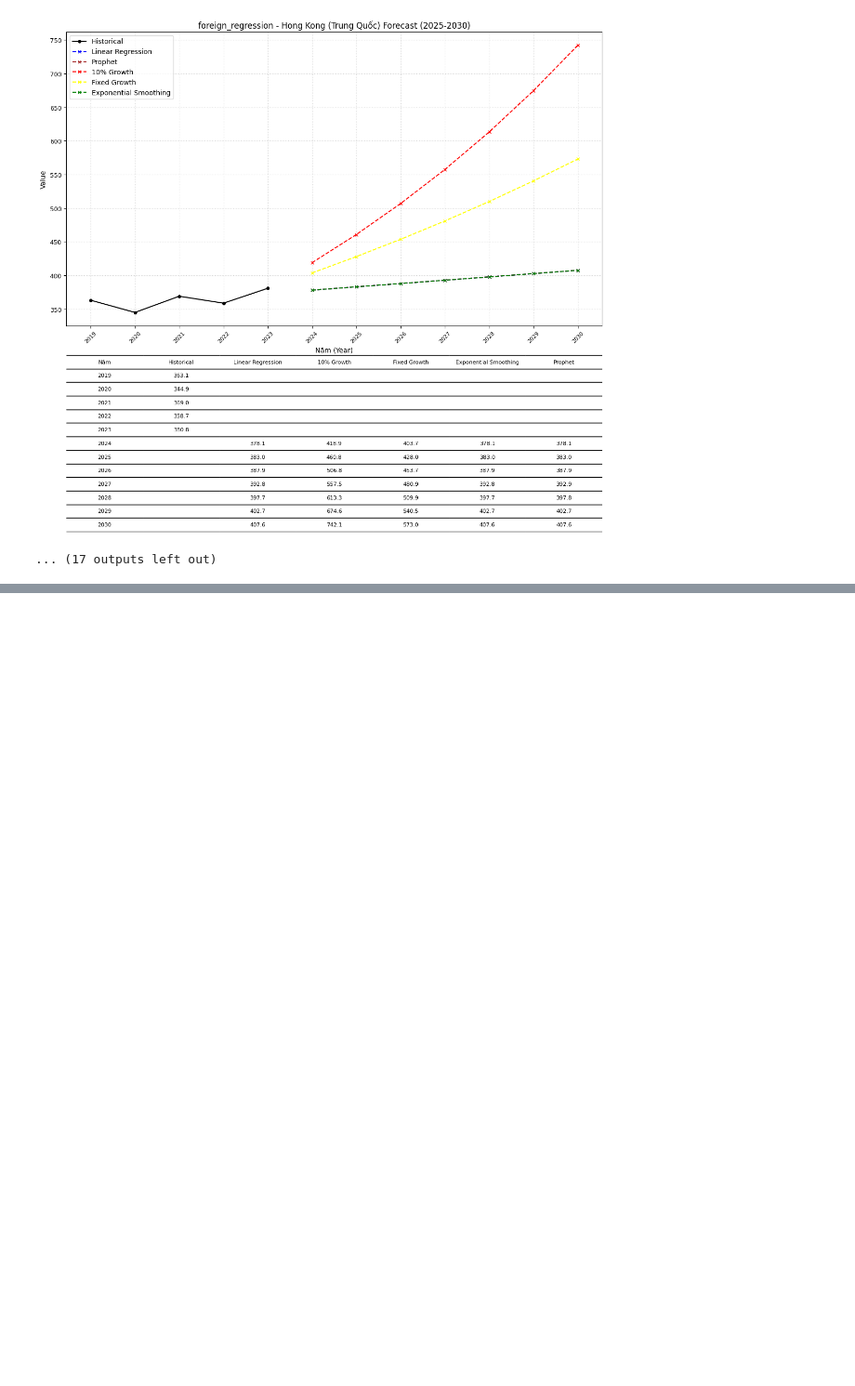
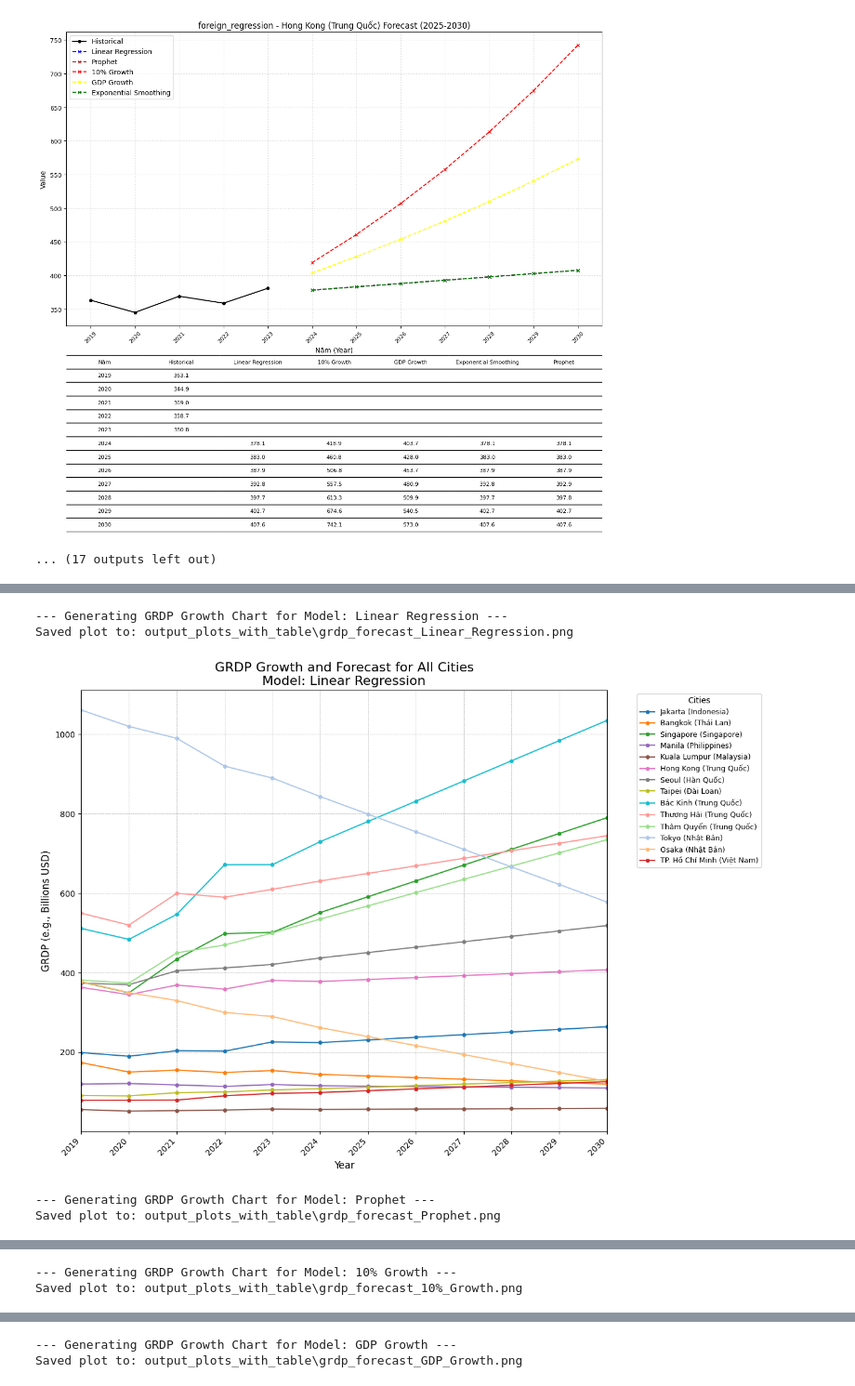
Before and after one commit to AnVuTrong/data_sat_nhap_tinh, a Jupyter notebook: nuoc_ngoai/foreign_regression.ipynb, the cells around one changed output, grey strips where cells are left out. Shown at 93% size. Cells and saved outputs as stored; diff of their text form; code cells hidden in the pictures; blank space fills up the shorter version.

```diff
--- a/nuoc_ngoai/foreign_regression.ipynb
+++ b/nuoc_ngoai/foreign_regression.ipynb
@@ -509,7 +531,7 @@ colors = {
     'Historical': 'black',
     'Linear Regression': 'blue',
     '10% Growth': 'red',
-    'Fixed Growth': 'yellow',
+    'GDP Growth': 'yellow',
     'Exponential Smoothing': 'green',
     'Prophet': 'brown'
 }
@@ -674,0 +953,9 @@ Processing plots for: foreign_regression
+# %%
+# Create a directory for output plots if it doesn't exist
+import os
+output_dir = 'output_plots_with_table'
+if not os.path.exists(output_dir):
+    os.makedirs(output_dir)
+    print(f"Created directory: {output_dir}")
+else:
+    print(f"Directory already exists: {output_dir}")
@@ -674,0 +1019,65 @@ Processing plots for: foreign_regression
+# %%
+# Create a dictionary to map city names to colors
+city_colors = {city: color for city, color in zip(all_cities_in_df, distinct_colors)}
+
+for model_name in all_models_in_df:
+    print(f"\n--- Generating GRDP Growth Chart for Model: {model_name} ---")
+
+    plt.figure(figsize=(15, 9)) # Adjust figure size as needed
+
+    # Extract data for the current model using .xs
+    # This creates a DataFrame with Year as index and City Names as columns for the current model
+    try:
+        model_specific_df = combined_df.xs(model_name, level=1, axis=1)
+    except KeyError:
+        print(f"Could not extract data for model '{model_name}'. Skipping chart generation.")
+        continue
+
+    if model_specific_df.empty:
+        print(f"No data found for model '{model_name}'. Skipping chart generation.")
+        continue
+
+    for city_name in all_cities_in_df:
+        if city_name in model_specific_df.columns:
+            city_grdp_series = model_specific_df[city_name]
+            if not city_grdp_series.dropna().empty: # Plot only if there's data
+                plt.plot(city_grdp_series.index, city_grdp_series.values,
+                         label=city_name, marker='o', markersize=4, linestyle='-',
+                         color=city_colors[city_name])  # Use the assigned color
+        # else:
+            # print(f"City '{city_name}' not found in data for model '{model_name}'. Will not be plotted for this model.")
+
+    plt.title(f'GRDP Growth and Forecast for All Cities\nModel: {model_name}', fontsize=16)
+    plt.xlabel('Year', fontsize=12)
+    plt.ylabel('GRDP (e.g., Billions USD)', fontsize=12)
+
+    # Create legend outside the plot if many cities
+    # Adjust bbox_to_anchor and loc as needed
+    if len(all_cities_in_df) > 10: # Arbitrary threshold for moving legend outside
+            plt.legend(title='Cities', bbox_to_anchor=(1.05, 1), loc='upper left', fontsize=9)
+    else:
+        plt.legend(title='Cities', fontsize=10)
+
+    plt.grid(True, which='both', linestyle='--', linewidth=0.5)
+
+    # Ensure all years in the dataframe index are potential ticks
+    # Use the index of the model_specific_df which is guaranteed to exist if we reached here
+    plt.xticks(ticks=model_specific_df.index, rotation=45, ha="right")
+    plt.xlim(model_specific_df.index.min(), model_specific_df.index.max()) # Set x-axis limits
+
+    plt.tight_layout(rect=[0, 0, 0.85, 1] if len(all_cities_in_df) > 10 else None) # Adjust rect if legend is outside
+
+    # Save the plot to the output directory
+    output_filename = os.path.join(output_dir, f'grdp_forecast_{model_name.replace(" ", "_")}.png')
+    plt.savefig(output_filename, dpi=300, bbox_inches='tight')
+    print(f"Saved plot to: {output_filename}")
+
+    plt.show()
+
+print("\n--- All charts generated and data exported. ---")
+# %% [output]
+--- Generating GRDP Growth Chart for Model: Linear Regression ---
+Saved plot to: output_plots_with_table\grdp_forecast_Linear_Regression.png
+[figure, added]
+--- Generating GRDP Growth Chart for Model: Prophet ---
+Saved plot to: output_plots_with_table\grdp_forecast_Prophet.png
@@ -674,0 +1085,2 @@ Processing plots for: foreign_regression
+--- Generating GRDP Growth Chart for Model: 10% Growth ---
+Saved plot to: output_plots_with_table\grdp_forecast_10%_Growth.png
@@ -674,0 +1088,2 @@ Processing plots for: foreign_regression
+--- Generating GRDP Growth Chart for Model: GDP Growth ---
+Saved plot to: output_plots_with_table\grdp_forecast_GDP_Growth.png
```
Also changed, not shown: parts of 19 cells of this notebook, 23 other files.
